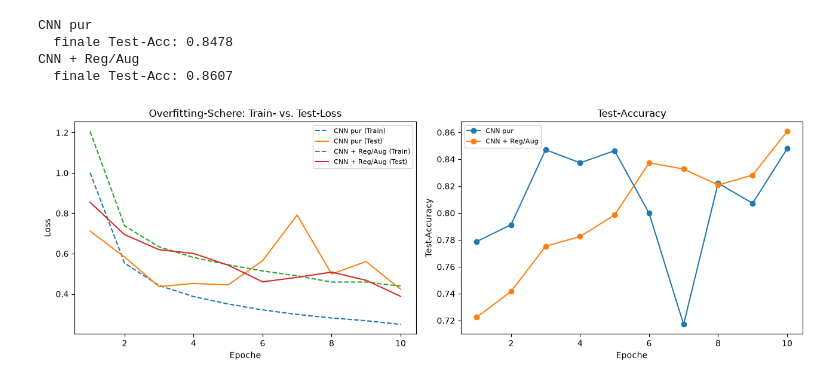
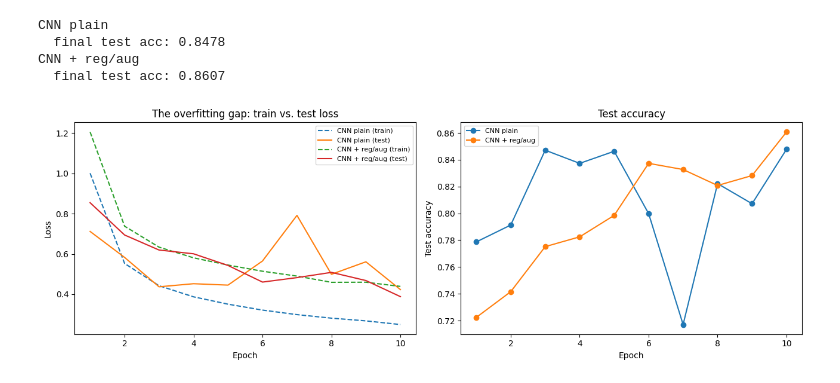
Before and after one commit to TimonLudwig1/Practice-Lab, a Jupyter notebook: xtAI_Learn-Repository/modules/05-machine-learning-2/projects/02-medium/solution/solution.ipynb, the cells around one changed output. Saved outputs shown, nothing was run; the diff lists cells and outputs as text; code cells hidden in the pictures.

```diff
--- a/xtAI_Learn-Repository/modules/05-machine-learning-2/projects/02-medium/solution/solution.ipynb
+++ b/xtAI_Learn-Repository/modules/05-machine-learning-2/projects/02-medium/solution/solution.ipynb
@@ -23,16 +23,16 @@ torch.manual_seed(42)
 np.random.seed(42)
 
 device = "mps" if torch.backends.mps.is_available() else ("cuda" if torch.cuda.is_available() else "cpu")
-print("Rechne auf:", device)
+print("Computing on:", device)
 
-DATA_DIR = "daten"   # torchvision laedt hierhin (per .gitignore vom Repo ausgeschlossen)
+DATA_DIR = "datasets"   # torchvision downloads here (excluded from the repository via .gitignore)
 
-# Normalisierung mit den bekannten Fashion-MNIST-Statistiken (Mittel/Std der Trainingspixel)
+# Normalization with the known Fashion-MNIST statistics (mean/std of the training pixels)
 normalize = transforms.Normalize((0.2860,), (0.3530,))
 tf_plain = transforms.Compose([transforms.ToTensor(), normalize])
 tf_augment = transforms.Compose([
-    transforms.RandomCrop(28, padding=2),          # zufaellige Verschiebung um bis zu 2 Pixel
-    transforms.RandomHorizontalFlip(),             # Spiegelung (fuer Kleidung eine gueltige Invarianz)
+    transforms.RandomCrop(28, padding=2),          # random shift of up to 2 pixels
+    transforms.RandomHorizontalFlip(),             # mirroring (a valid invariance for clothes)
     transforms.ToTensor(), normalize,
 ])
 
@@ -40,8 +40,8 @@ train_plain = torchvision.datasets.FashionMNIST(DATA_DIR, train=True, download=T
 train_aug   = torchvision.datasets.FashionMNIST(DATA_DIR, train=True, download=True, transform=tf_augment)
 test_set    = torchvision.datasets.FashionMNIST(DATA_DIR, train=False, download=True, transform=tf_plain)
 
-# Fuer die Ablation nutzen wir 20k der 60k Trainingsbilder — gleiche Aussagekraft, 1/3 Rechenzeit.
-# (Fuer Bestleistung am Ende einfach SUBSET auf 60000 stellen.)
+# For the ablation we use 20k of the 60k training images — the same conclusions, 1/3 of the compute.
+# (For peak performance at the end, simply set SUBSET to 60000.)
 SUBSET = 20000
 idx = torch.randperm(len(train_plain), generator=torch.Generator().manual_seed(0))[:SUBSET]
 
@@ -55,5 +55,5 @@ loader_aug = make_loader(train_aug)
 loader_test = make_loader(test_set, train=False)
 
 CLASSES = train_plain.classes
-print(f"{SUBSET} Trainingsbilder, {len(test_set)} Testbilder, Klassen: {CLASSES}")
+print(f"{SUBSET} training images, {len(test_set)} test images, classes: {CLASSES}")
 # %% [output]
@@ -182,13 +182,13 @@ results = {}
 configs = {
     "A: MLP + Adam":            (lambda: MLP(),            lambda m: torch.optim.Adam(m.parameters(), lr=1e-3),  loader_plain),
     "B: CNN + Adam":            (lambda: CNN(dropout=0.0), lambda m: torch.optim.Adam(m.parameters(), lr=1e-3),  loader_plain),
-    "C: CNN + AdamW + Reg/Aug": (lambda: CNN(dropout=0.3), lambda m: torch.optim.AdamW(m.parameters(), lr=1e-3, weight_decay=5e-4), loader_aug),
-    "D: CNN + SGD-Momentum":    (lambda: CNN(dropout=0.0), lambda m: torch.optim.SGD(m.parameters(), lr=0.1, momentum=0.9), loader_plain),
+    "C: CNN + AdamW + reg/aug": (lambda: CNN(dropout=0.3), lambda m: torch.optim.AdamW(m.parameters(), lr=1e-3, weight_decay=5e-4), loader_aug),
+    "D: CNN + SGD momentum":    (lambda: CNN(dropout=0.0), lambda m: torch.optim.SGD(m.parameters(), lr=0.1, momentum=0.9), loader_plain),
 }
 
 models = {}
 for name, (make_model, make_opt, loader) in configs.items():
-    torch.manual_seed(7)                      # gleiche Initialisierung, wo die Architektur gleich ist
+    torch.manual_seed(7)                      # the same initialization where the architecture is the same
     print(name)
     t0 = time.time()
     model = make_model()
@@ -291,28 +291,28 @@ Die 3-Epochen-Ablation ist eine Momentaufnahme. Jetzt der eigentliche Test aus S
 # %%
 EPOCHS_LONG = 10
 long_results = {}
 for name, (make_model, make_opt, loader) in {
-    "CNN pur":       configs["B: CNN + Adam"],
-    "CNN + Reg/Aug": configs["C: CNN + AdamW + Reg/Aug"],
+    "CNN plain":     configs["B: CNN + Adam"],
+    "CNN + reg/aug": configs["C: CNN + AdamW + reg/aug"],
 }.items():
     torch.manual_seed(7)
     print(name)
     model = make_model()
     long_results[name] = train_model(model, make_opt(model), loader, epochs=EPOCHS_LONG, log=False)
-    print(f"  finale Test-Acc: {long_results[name]['test_acc'][-1]:.4f}")
+    print(f"  final test acc: {long_results[name]['test_acc'][-1]:.4f}")
 
 fig, axes = plt.subplots(1, 2, figsize=(13, 4.5))
 for name, h in long_results.items():
     ep = range(1, EPOCHS_LONG + 1)
-    axes[0].plot(ep, h["train_loss"], "--", label=f"{name} (Train)")
-    axes[0].plot(ep, h["test_loss"], label=f"{name} (Test)")
+    axes[0].plot(ep, h["train_loss"], "--", label=f"{name} (train)")
+    axes[0].plot(ep, h["test_loss"], label=f"{name} (test)")
     axes[1].plot(ep, h["test_acc"], marker="o", label=name)
-axes[0].set_xlabel("Epoche"); axes[0].set_ylabel("Loss"); axes[0].set_title("Overfitting-Schere: Train- vs. Test-Loss"); axes[0].legend(fontsize=8)
-axes[1].set_xlabel("Epoche"); axes[1].set_ylabel("Test-Accuracy"); axes[1].set_title("Test-Accuracy"); axes[1].legend(fontsize=8)
+axes[0].set_xlabel("Epoch"); axes[0].set_ylabel("Loss"); axes[0].set_title("The overfitting gap: train vs. test loss"); axes[0].legend(fontsize=8)
+axes[1].set_xlabel("Epoch"); axes[1].set_ylabel("Test accuracy"); axes[1].set_title("Test accuracy"); axes[1].legend(fontsize=8)
 plt.tight_layout(); plt.show()
 # %% [output]
-CNN pur
-  finale Test-Acc: 0.8478
-CNN + Reg/Aug
-  finale Test-Acc: 0.8607
+CNN plain
+  final test acc: 0.8478
+CNN + reg/aug
+  final test acc: 0.8607
-[figure, old version]
+[figure, new version]
```
Also changed, not shown: parts of 22 cells of this notebook, 3 other files.
